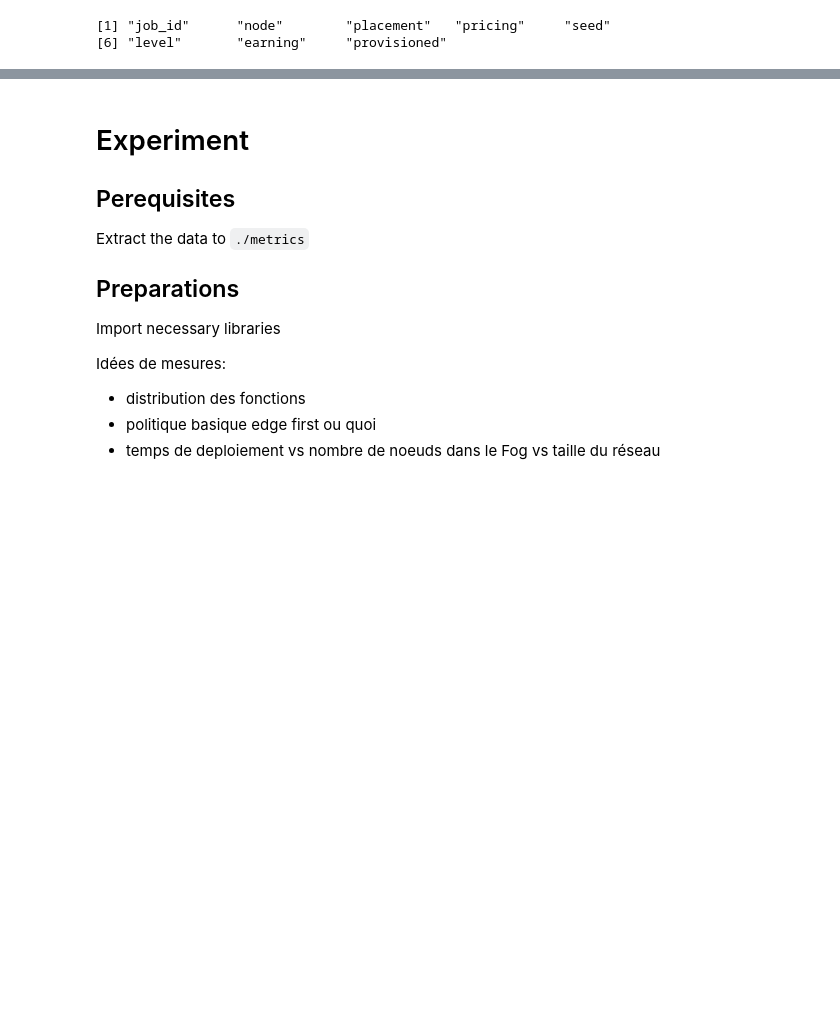
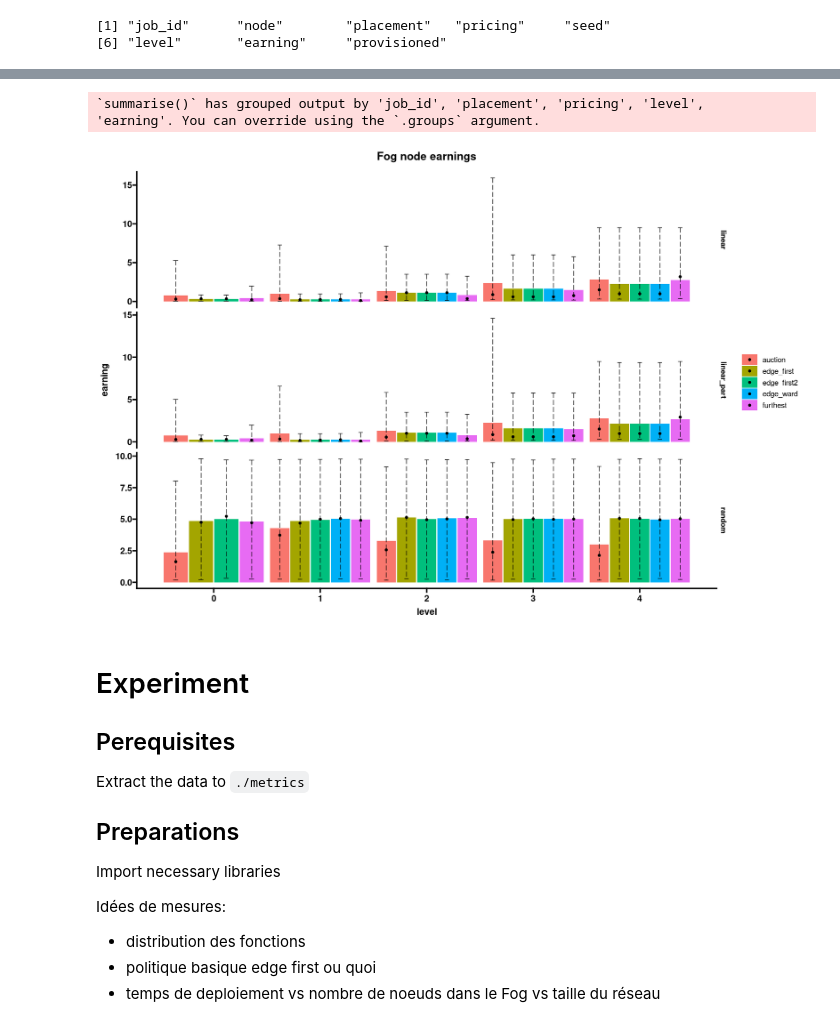
Before and after one commit to VolodiaPG/giraff, a Jupyter notebook: enos/live/experiment.ipynb, the cells around one changed output, grey strips where cells are left out. Cells and saved outputs as stored; diff of their text form; code cells hidden in the pictures; blank space fills up the shorter version.

```diff
--- a/enos/live/experiment.ipynb
+++ b/enos/live/experiment.ipynb
@@ -139,3 +151,31 @@ simulations %>%
+# %%
+fig(15, 10)
+simulations %>%
+    select(job_id, placement, pricing, level, earning, node) %>%
+    drop_na() %>%
+    group_by(job_id, placement, pricing, level, earning, node) %>%
+    summarise(earning=sum(earning)) %>%
+    ggplot(aes(x= level, y=earning, fill=placement)) +
+    facet_grid(rows=vars(pricing), scales ="free") +
+    # geom_errorbar(
+    #     aes(ymax = , ymin = ),
+    #     size = 0.5, linetype = "longdash", inherit.aes = F, width = 1, color = "red"
+    # ) +
+    stat_summary(fun.y = mean, position = position_dodge(width = .95), geom = "col")+
+    stat_summary(fun.y = median, position = position_dodge(width = .95), geom = "point") +
+    stat_summary(
+        geom = "errorbar",
+        fun.min = function(z) quantile(z, .025),
+        fun = median,
+        fun.max = function(z) quantile(z, 0.975),
+        position = position_dodge(width = .95),
+        size = 0.5, width = .2, linetype = "longdash", alpha = .8
+    ) +
+    labs(title = "Fog node earnings")
+# %% [output]
+`summarise()` has grouped output by 'job_id', 'placement', 'pricing', 'level',
+'earning'. You can override using the `.groups` argument.
+[figure, added]
 # %% [markdown]
 # Experiment
 
```
Also changed, not shown: parts of 4 cells of this notebook, 9 other files.
